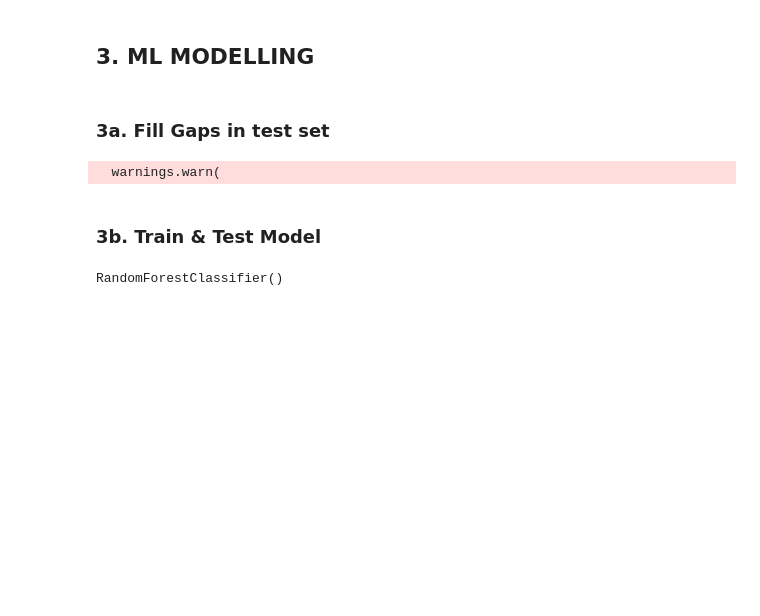
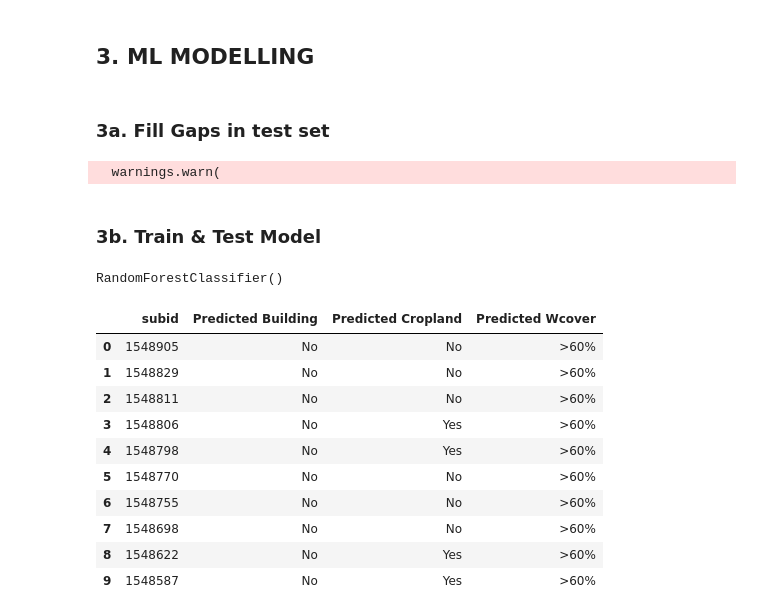
Before and after one commit to AllanMogley/15-Amini-DSC, a Jupyter notebook: 0-processing.ipynb, the cells around one changed output. Saved outputs shown, nothing was run; the diff lists cells and outputs as text; code cells hidden in the pictures; blank space fills up the shorter version.

```diff
--- a/0-processing.ipynb
+++ b/0-processing.ipynb
@@ -343,7 +352,21 @@ x_test = x_test[col_order]
 # %%
 y_pred = rf.predict(x_test)
 y_pred = encoder.inverse_transform(y_pred)
-y_pred = pd.DataFrame(y_pred, columns = ['building', 'cropland', 'wcover'])
+y_pred = pd.DataFrame(y_pred, columns = ['Predicted Building', 'Predicted Cropland', 'Predicted Wcover'])
 
 # Merge the 2dfs on index
-output = pd.concat([y_pred, test_in['subid']], axis = 1)
+output = pd.concat([test_in['subid'], y_pred], axis = 1)
+output = pd.concat([test_in['subid'], y_pred], axis = 1)
+output.head(10)
+# %% [output]
+|  | subid | Predicted Building | Predicted Cropland | Predicted Wcover |
+| 0 | 1548905 | No | No | >60% |
+| 1 | 1548829 | No | No | >60% |
+| 2 | 1548811 | No | No | >60% |
+| 3 | 1548806 | No | Yes | >60% |
+| 4 | 1548798 | No | Yes | >60% |
+| 5 | 1548770 | No | No | >60% |
+| 6 | 1548755 | No | No | >60% |
+| 7 | 1548698 | No | No | >60% |
+| 8 | 1548622 | No | Yes | >60% |
+| 9 | 1548587 | No | Yes | >60% |
```
Also changed, not shown: parts of 4 cells of this notebook.
